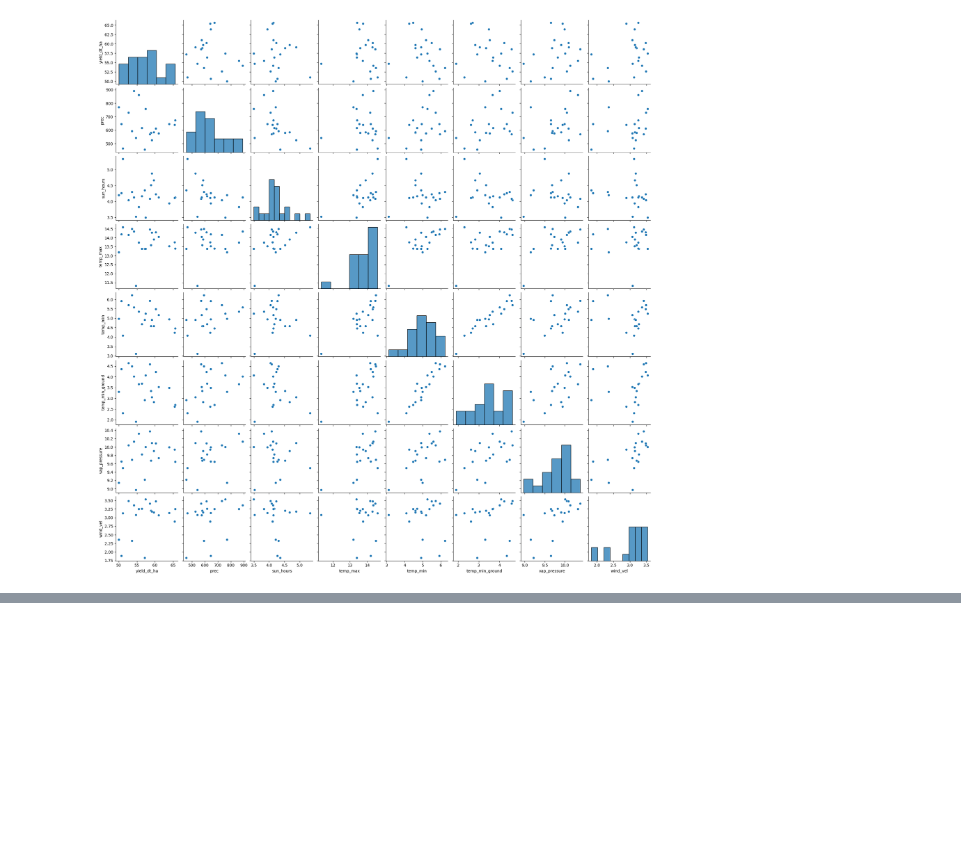
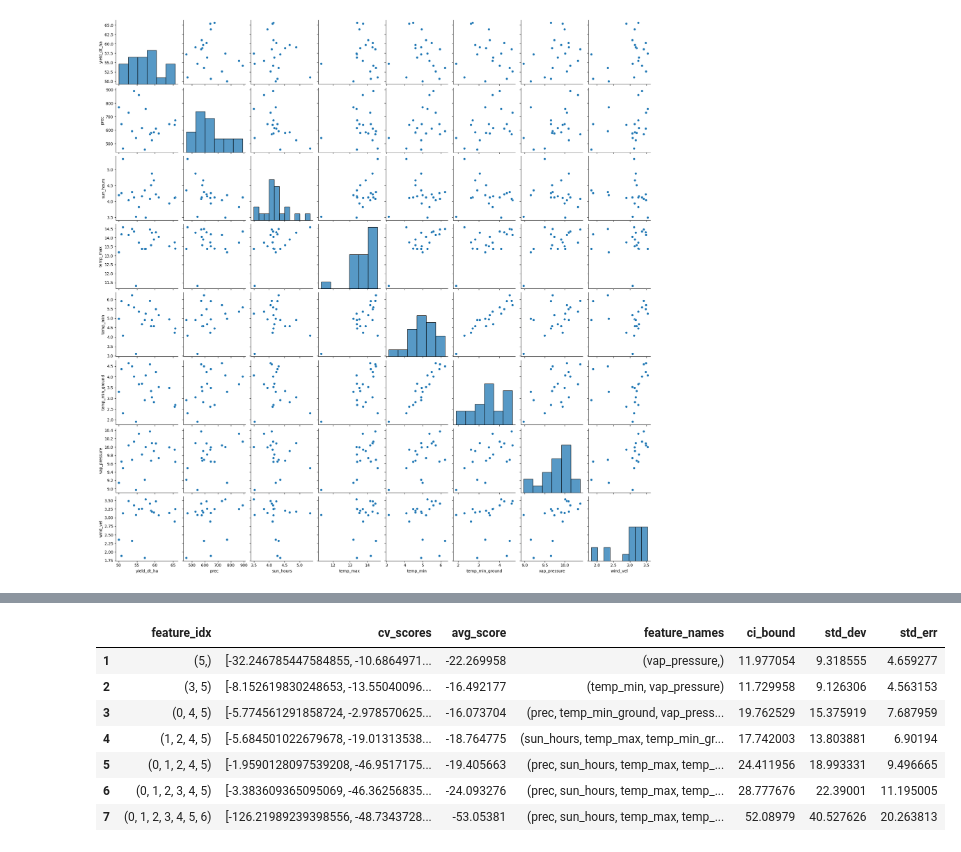
Before and after one commit to germanmandrini/barley_yield_prediction, a Jupyter notebook: code/model.ipynb, the cells around one changed output, grey strips where cells are left out. Cells and saved outputs as stored; diff of their text form; code cells hidden in the pictures; blank space fills up the shorter version.

```diff
--- a/code/model.ipynb
+++ b/code/model.ipynb
@@ -246,0 +276,13 @@ regressor_OLS.summary()
+# %%
+sfs.subsets_
+metric_dict = sfs.get_metric_dict() # shows the standard deviation of the Cross Validation Scores
+pd.DataFrame.from_dict(metric_dict).T
+# %% [output]
+|  | feature_idx | cv_scores | avg_score | feature_names | ci_bound | std_dev | std_err |
+| 1 | (5,) | [-32.246785447584855, -10.6864971... | -22.269958 | (vap_pressure,) | 11.977054 | 9.318555 | 4.659277 |
+| 2 | (3, 5) | [-8.152619830248653, -13.55040096... | -16.492177 | (temp_min, vap_pressure) | 11.729958 | 9.126306 | 4.563153 |
+| 3 | (0, 4, 5) | [-5.774561291858724, -2.978570625... | -16.073704 | (prec, temp_min_ground, vap_press... | 19.762529 | 15.375919 | 7.687959 |
+| 4 | (1, 2, 4, 5) | [-5.684501022679678, -19.01313538... | -18.764775 | (sun_hours, temp_max, temp_min_gr... | 17.742003 | 13.803881 | 6.90194 |
+| 5 | (0, 1, 2, 4, 5) | [-1.9590128097539208, -46.9517175... | -19.405663 | (prec, sun_hours, temp_max, temp_... | 24.411956 | 18.993331 | 9.496665 |
+| 6 | (0, 1, 2, 3, 4, 5) | [-3.383609365095069, -46.36256835... | -24.093276 | (prec, sun_hours, temp_max, temp_... | 28.777676 | 22.39001 | 11.195005 |
+| 7 | (0, 1, 2, 3, 4, 5, 6) | [-126.21989239398556, -48.7343728... | -53.05381 | (prec, sun_hours, temp_max, temp_... | 52.08979 | 40.527626 | 20.263813 |
```
Also changed, not shown: parts of 18 cells of this notebook, 1 other file.
